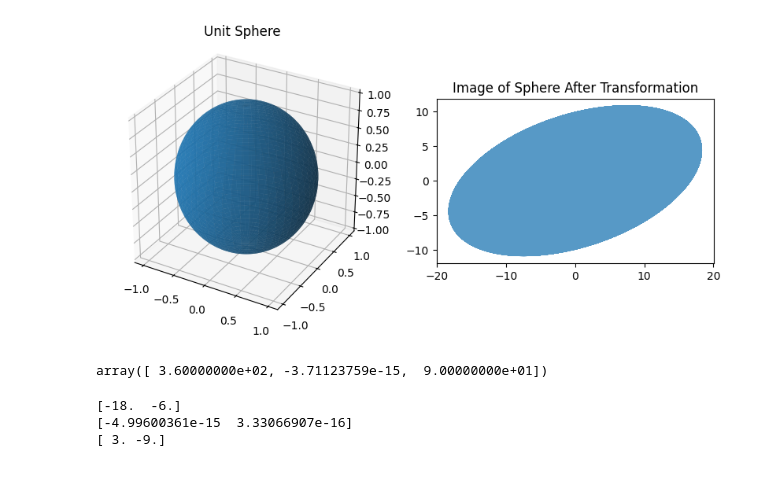
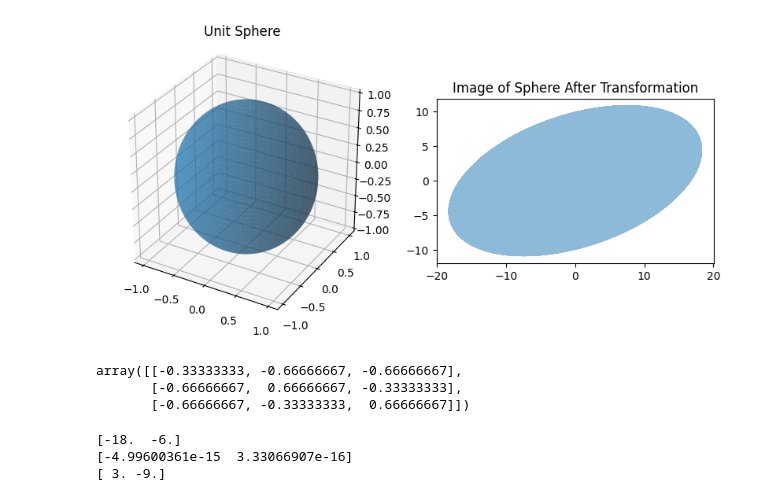
Before and after one commit to narges2027/Mmmmm..Machine_Learning, a Jupyter notebook: Class_Files/SVG-Concept-Visualize-Calculate.ipynb, the cells around one changed output. Cells and saved outputs as stored; diff of their text form; code cells hidden in the pictures.

```diff
--- a/Class_Files/SVG-Concept-Visualize-Calculate.ipynb
+++ b/Class_Files/SVG-Concept-Visualize-Calculate.ipynb
@@ -18,29 +19,31 @@ image_array = A@sphere_array
 # %%
 figure1 = plt.figure(figsize=(10,5))
 
 # add axes to the figure
 axis11 = figure1.add_subplot(121,projection='3d')
 axis12 = figure1.add_subplot(122)
 
 # set aspect ratios
 axis11.set_aspect('equal')
 axis12.set_aspect('equal')
 
 # set titles
 axis11.set_title("Unit Sphere")
 axis12.set_title("Image of Sphere After Transformation")
 
 # add images to the axes
-axis11.plot_surface(X,Y,Z,alpha=0.75)
-axis12.plot(image_array[0],image_array[1],alpha=0.75);
+axis11.plot_surface(X,Y,Z,alpha=0.5)
+axis12.plot(image_array[0],image_array[1],alpha=0.5);
 # %% [output]
-[figure, old version]
+[figure, new version]
 # %%
+# calculate A^tA, a symmetric matrix
 B = A.transpose()@A
 B_eigvals, B_eigvecs = la.eig(B)
-B_eigvals
 # %% [output]
-array([ 3.60000000e+02, -3.71123759e-15,  9.00000000e+01])
+array([[-0.33333333, -0.66666667, -0.66666667],
+       [-0.66666667,  0.66666667, -0.33333333],
+       [-0.66666667, -0.33333333,  0.66666667]])
 # %%
 image_vecs = [None]*3
 for i in range(3):
```
Also changed, not shown: parts of 16 cells of this notebook, 2 other files.
